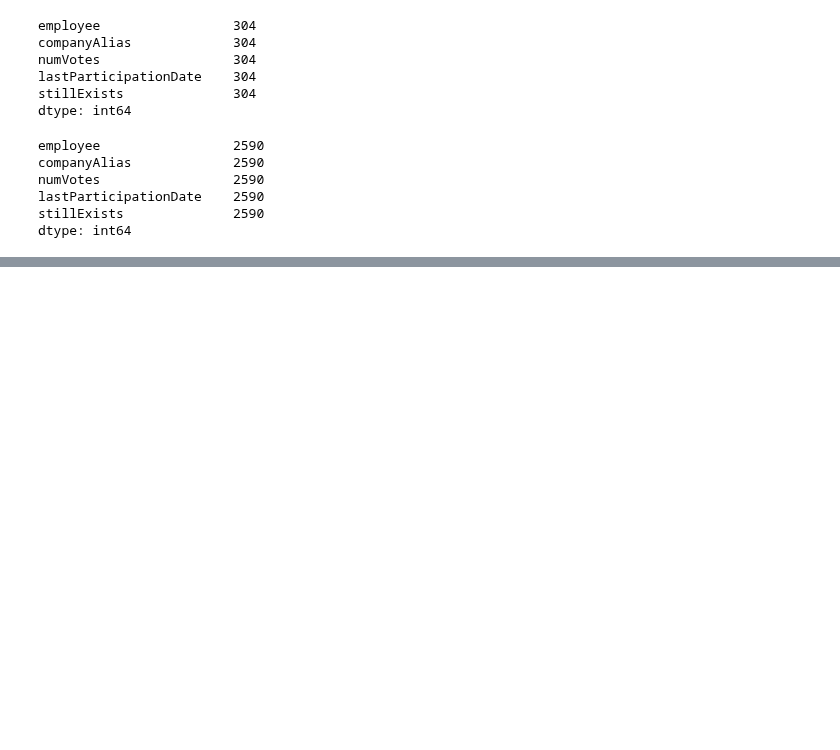
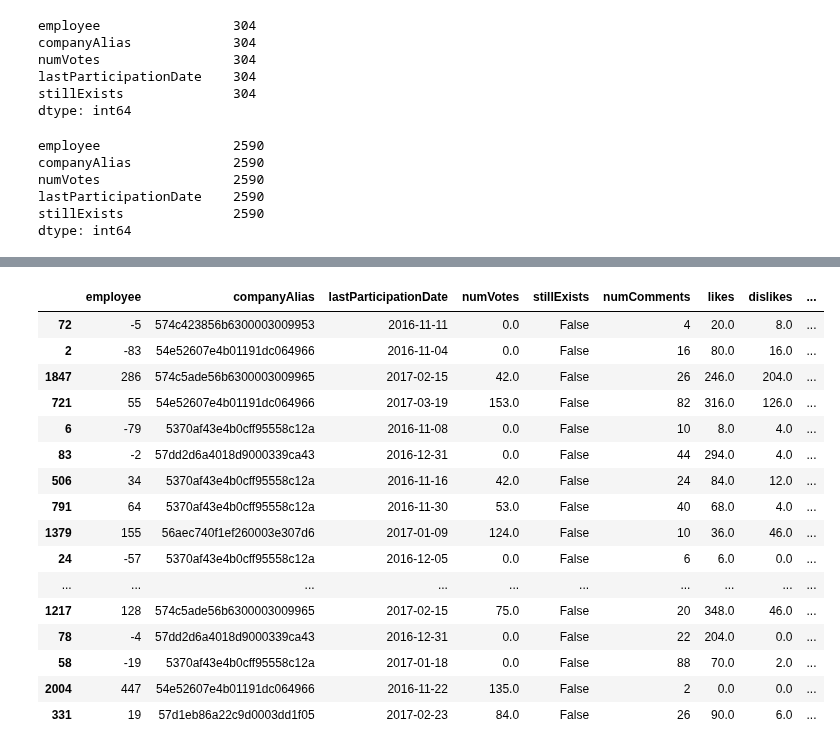
Before and after one commit to ceciliastern/ds_term_project, a Jupyter notebook: Data Preprocessing - Happiness Dataset.ipynb, the cells around one changed output, grey strips where cells are left out. Cells and saved outputs as stored; diff of their text form; code cells hidden in the pictures; blank space fills up the shorter version.

```diff
--- a/Data Preprocessing - Happiness Dataset.ipynb
+++ b/Data Preprocessing - Happiness Dataset.ipynb
@@ -185,3 +185,20 @@ dtype: int64
 # %%
 # Save the list for future use
 emp_list.to_csv("./data/emp_list.csv")
+# %%
+# Prepare model inputs
+
+# Join emp_list with comments_cleaned
+cca_df['avgCommentLength'] = cca_df['txt'].str.len()
+merged = pd.merge(emp_list, cca_df, on=["employee", "companyAlias"], how="inner")
+data = merged.groupby(["employee",
+                       "companyAlias",
+                       "lastParticipationDate",
+                       "numVotes", "stillExists"]).agg({"commentId": "count",
+                                          "likes": "sum",
+                                          "dislikes": "sum",
+                                          "avgCommentLength": "mean",
+                                          "commentDate": "min"}).reset_index()
+# rename columns
+data.rename(columns={"commentId": "numComments",
+                     "commentDate": "firstCommentDate"}, inplace=True)
@@ -187,0 +229,20 @@ emp_list.to_csv("./data/emp_list.csv")
+# %%
+x_test[x_test['stillExists'] == False]
+# %% [output]
+|  | employee | companyAlias | lastParticipationDate | numVotes | stillExists | numComments | likes | dislikes | ... |
+| 72 | -5 | 574c423856b6300003009953 | 2016-11-11 | 0.0 | False | 4 | 20.0 | 8.0 | ... |
+| 2 | -83 | 54e52607e4b01191dc064966 | 2016-11-04 | 0.0 | False | 16 | 80.0 | 16.0 | ... |
+| 1847 | 286 | 574c5ade56b6300003009965 | 2017-02-15 | 42.0 | False | 26 | 246.0 | 204.0 | ... |
+| 721 | 55 | 54e52607e4b01191dc064966 | 2017-03-19 | 153.0 | False | 82 | 316.0 | 126.0 | ... |
+| 6 | -79 | 5370af43e4b0cff95558c12a | 2016-11-08 | 0.0 | False | 10 | 8.0 | 4.0 | ... |
+| 83 | -2 | 57dd2d6a4018d9000339ca43 | 2016-12-31 | 0.0 | False | 44 | 294.0 | 4.0 | ... |
+| 506 | 34 | 5370af43e4b0cff95558c12a | 2016-11-16 | 42.0 | False | 24 | 84.0 | 12.0 | ... |
+| 791 | 64 | 5370af43e4b0cff95558c12a | 2016-11-30 | 53.0 | False | 40 | 68.0 | 4.0 | ... |
+| 1379 | 155 | 56aec740f1ef260003e307d6 | 2017-01-09 | 124.0 | False | 10 | 36.0 | 46.0 | ... |
+| 24 | -57 | 5370af43e4b0cff95558c12a | 2016-12-05 | 0.0 | False | 6 | 6.0 | 0.0 | ... |
+| ... | ... | ... | ... | ... | ... | ... | ... | ... | ... |
+| 1217 | 128 | 574c5ade56b6300003009965 | 2017-02-15 | 75.0 | False | 20 | 348.0 | 46.0 | ... |
+| 78 | -4 | 57dd2d6a4018d9000339ca43 | 2016-12-31 | 0.0 | False | 22 | 204.0 | 0.0 | ... |
+| 58 | -19 | 5370af43e4b0cff95558c12a | 2017-01-18 | 0.0 | False | 88 | 70.0 | 2.0 | ... |
+| 2004 | 447 | 54e52607e4b01191dc064966 | 2016-11-22 | 135.0 | False | 2 | 0.0 | 0.0 | ... |
+| 331 | 19 | 57d1eb86a22c9d0003dd1f05 | 2017-02-23 | 84.0 | False | 26 | 90.0 | 6.0 | ... |
```
Also changed, not shown: parts of 4 cells of this notebook, 1 other file.
